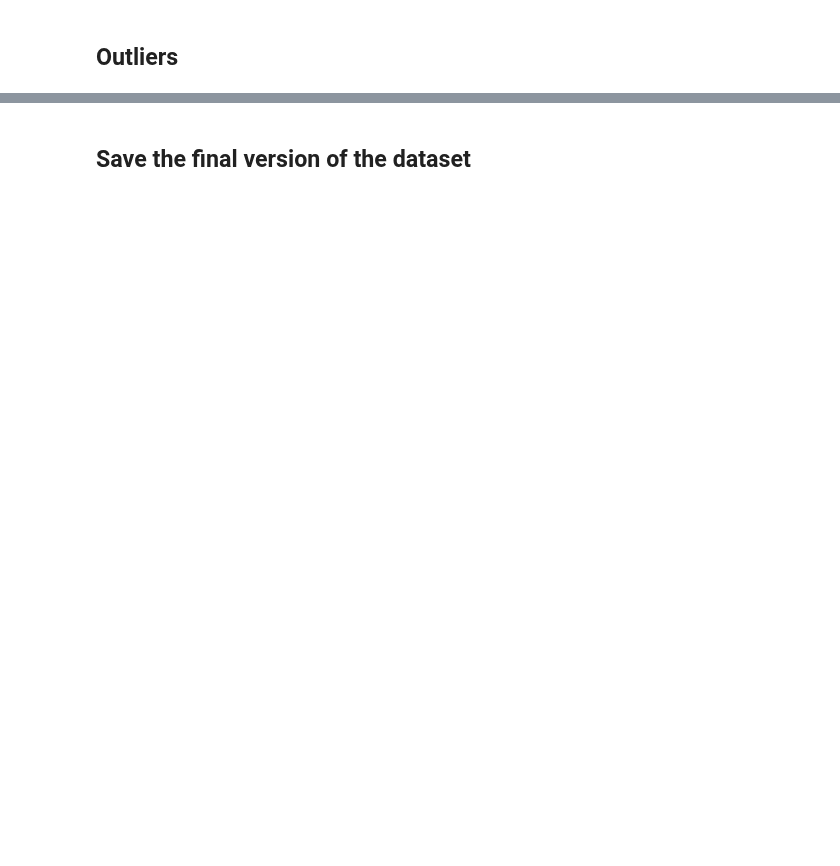
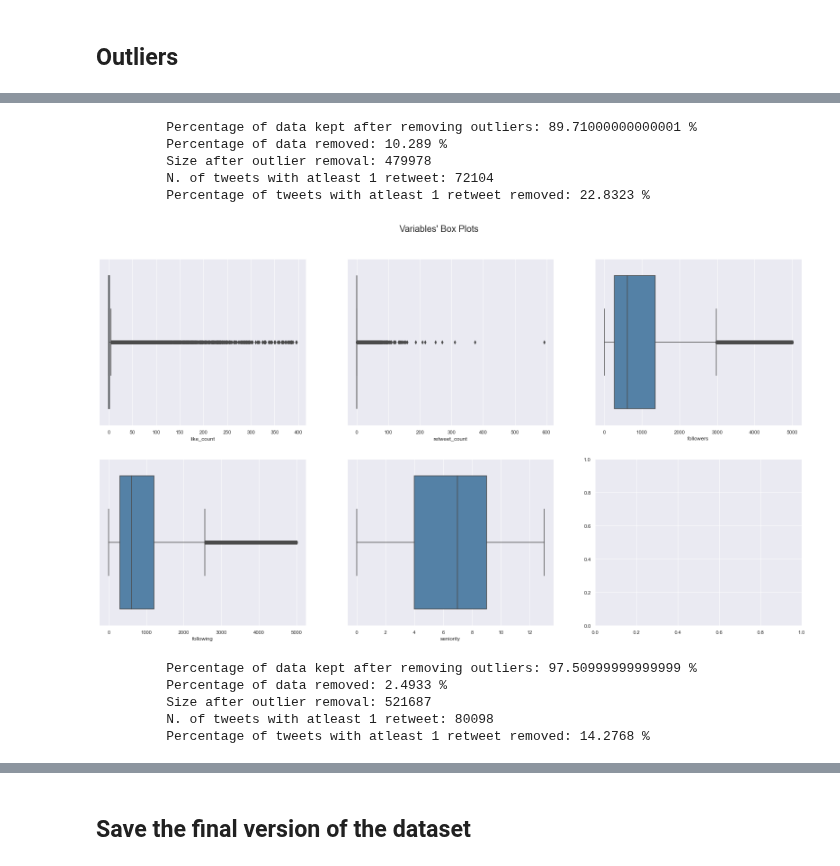
Before and after one commit to MiguelDordio/InformationFlow, a Jupyter notebook: Twitter/analysis/data_processing_transformation.ipynb, the cells around one changed output, grey strips where cells are left out. Drawn from its saved outputs; the diff is of its cells as text; code cells hidden in the pictures; blank space fills up the shorter version.

Commit message:
improved charts and titles

```diff
--- a/Twitter/analysis/data_processing_transformation.ipynb
+++ b/Twitter/analysis/data_processing_transformation.ipynb
@@ -225,4 +266,4 @@ Percentage of tweets with atleast 1 retweet removed: 3.0619 %
 # %%
 outliers_filter = (((df['followers'] < 100000) & (df['following'] < 30000)) & ((df['retweet_count'] < 1000) & (df['like_count'] < 400) & (df['seniority'] < 17)))
-df = outliers_removal(df, outliers_filter)
+outliers_removal(df, outliers_filter)
 # %% [output]
@@ -233,0 +288,22 @@ Percentage of tweets with atleast 1 retweet removed: 2.9742 %
+# %%
+outliers_filter = (((df['followers'] < 5000) & (df['following'] < 5000)) & ((df['retweet_count'] < 1000) & (df['like_count'] < 400) & (df['seniority'] < 17)))
+df_test = outliers_removal(df, outliers_filter)
+# %% [output]
+         Percentage of data kept after removing outliers: 89.71000000000001 %
+         Percentage of data removed: 10.289 %
+         Size after outlier removal: 479978
+         N. of tweets with atleast 1 retweet: 72104
+         Percentage of tweets with atleast 1 retweet removed: 22.8323 %
+# %%
+boxplot(df_test, var_outliers_imp)
+# %% [output]
+[figure, added]
+# %%
+outliers_filter = (df['retweet_count'] < 5)
+df_test = outliers_removal(df, outliers_filter)
+# %% [output]
+         Percentage of data kept after removing outliers: 97.50999999999999 %
+         Percentage of data removed: 2.4933 %
+         Size after outlier removal: 521687
+         N. of tweets with atleast 1 retweet: 80098
+         Percentage of tweets with atleast 1 retweet removed: 14.2768 %
```
Also changed, not shown: parts of 14 cells of this notebook, 2 other files.
